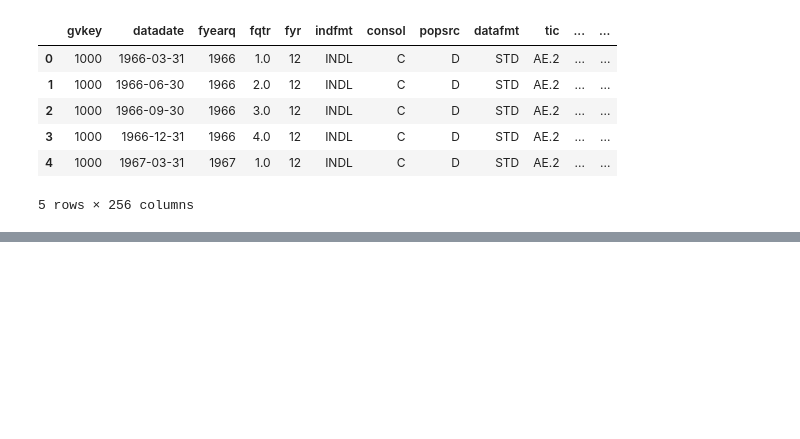
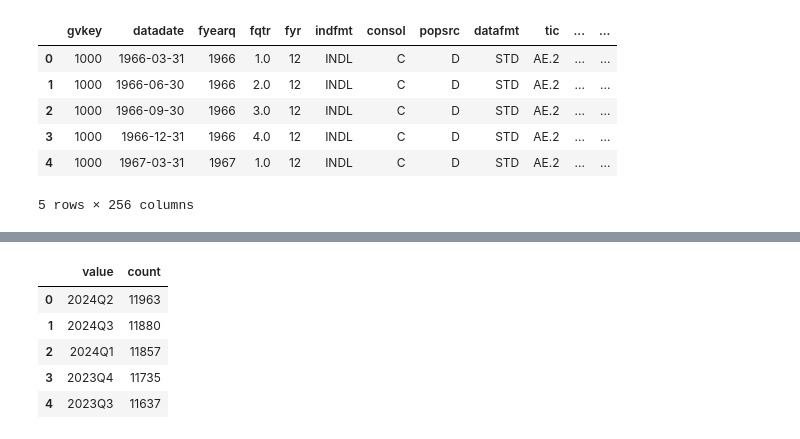
Before and after one commit to roccov/PnL-Machine, a Jupyter notebook: notebooks/compustat.ipynb, the cells around one changed output, grey strips where cells are left out. Drawn from its saved outputs; the diff is of its cells as text; code cells hidden in the pictures; blank space fills up the shorter version.

```diff
--- a/notebooks/compustat.ipynb
+++ b/notebooks/compustat.ipynb
@@ -85,0 +89,11 @@ Name: conm, dtype: object
+# %%
+result = value_counts_for_column(compustat, 'datafqtr')
+
+result.head()
+# %% [output]
+|  | value | count |
+| 0 | 2024Q2 | 11963 |
+| 1 | 2024Q3 | 11880 |
+| 2 | 2024Q1 | 11857 |
+| 3 | 2023Q4 | 11735 |
+| 4 | 2023Q3 | 11637 |
```
Also changed, not shown: parts of 23 cells of this notebook, 7 other files.
